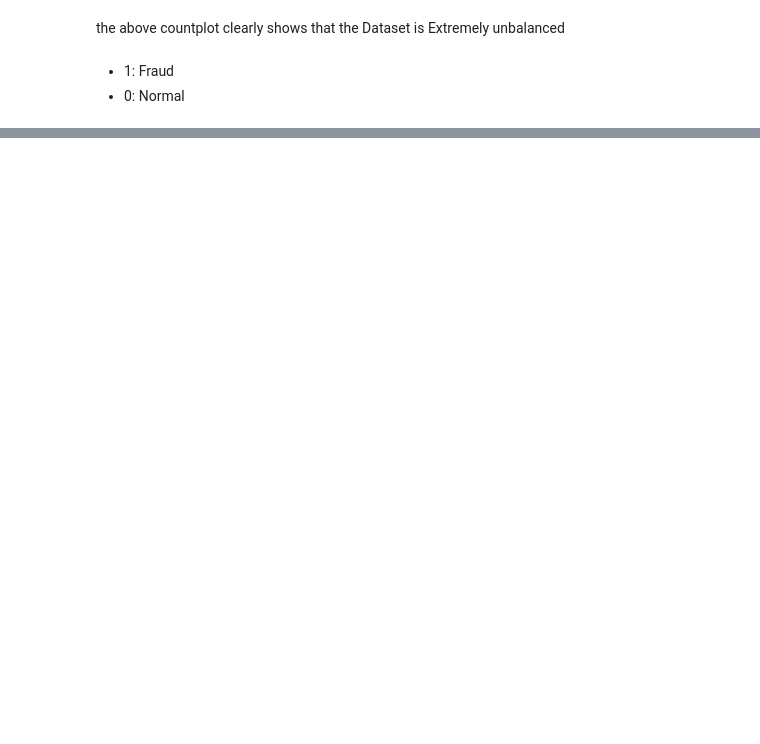
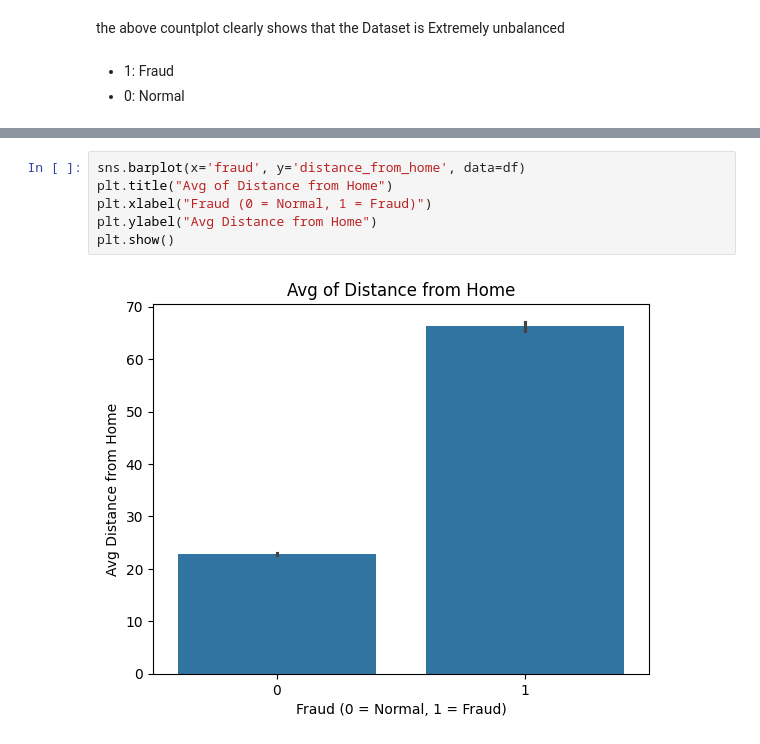
Before and after one commit to R3Nexe/Fraud_detection, a Jupyter notebook: notebooks/01_eda.ipynb, the cells around one changed output, grey strips where cells are left out. Saved outputs shown, nothing was run; the diff lists cells and outputs as text; blank space fills up the shorter version.

```diff
--- a/notebooks/01_eda.ipynb
+++ b/notebooks/01_eda.ipynb
@@ -125,0 +64,8 @@ sns.scatterplot(x='V20',y='Amount',hue='Class',data=df,alpha=0.5)
+# %%
+sns.barplot(x='fraud', y='distance_from_home', data=df)
+plt.title("Avg of Distance from Home")
+plt.xlabel("Fraud (0 = Normal, 1 = Fraud)")
+plt.ylabel("Avg Distance from Home")
+plt.show()
+# %% [output]
+[figure, added]
```
Also changed, not shown: parts of 28 cells of this notebook, 20 other files.
